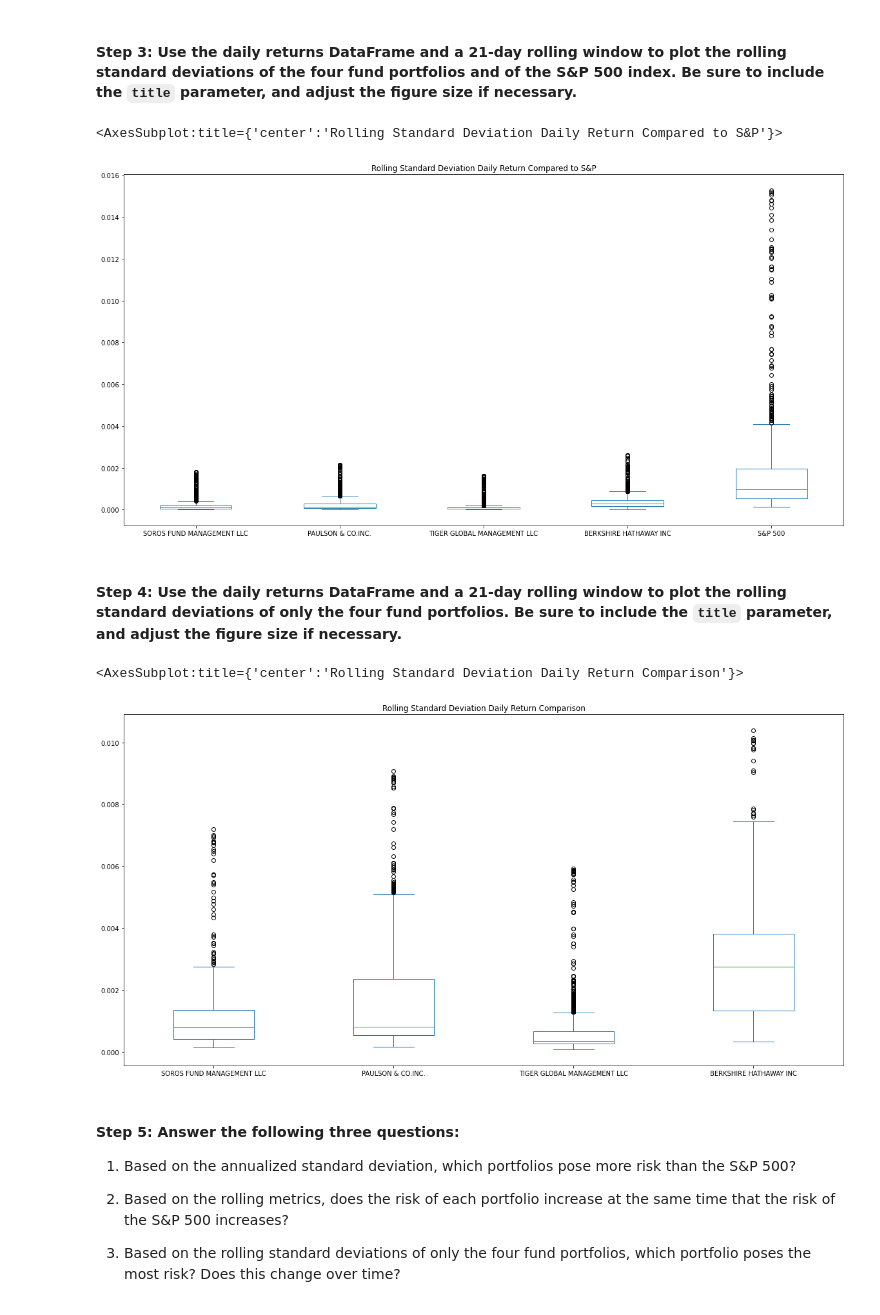
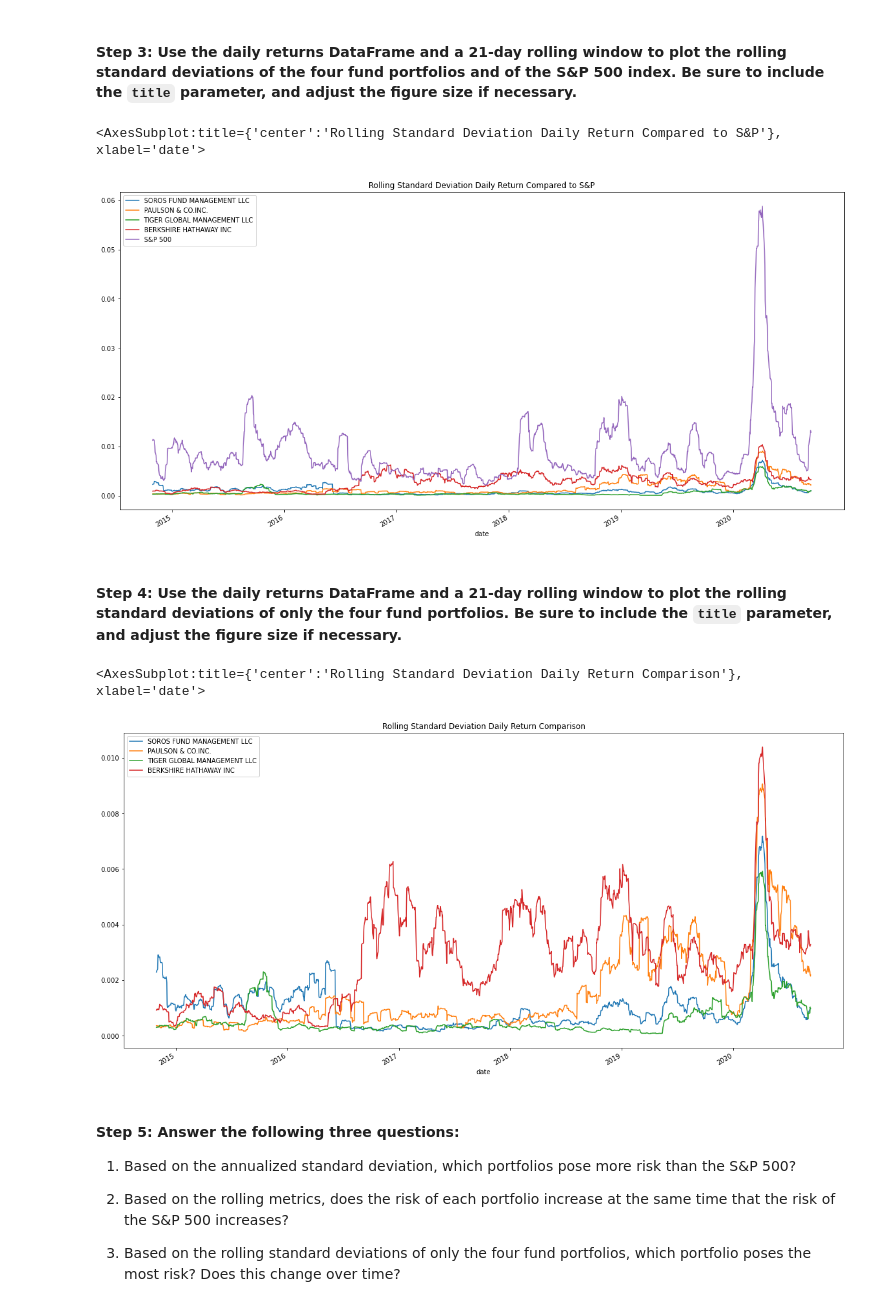
Before and after one commit to DynahB1/Challenge_04, a Jupyter notebook: Starter_Code/risk_return_analysis.ipynb, the cells around one changed output. Cells and saved outputs as stored; diff of their text form; code cells hidden in the pictures.

```diff
--- a/Starter_Code/risk_return_analysis.ipynb
+++ b/Starter_Code/risk_return_analysis.ipynb
@@ -264,10 +264,10 @@ dtype: float64
 # Include a title parameter and adjust the figure size
 daily_returns_df_rstd = daily_returns_df.rolling(window=21).std()
 # %%
-daily_returns_df_rstd.plot(figsize=(20, 10), kind ="box", title="Rolling Standard Deviation Daily Return Compared to S&P")
+daily_returns_df_rstd.plot(figsize=(20, 10), title="Rolling Standard Deviation Daily Return Compared to S&P")
 # %% [output]
-<AxesSubplot:title={'center':'Rolling Standard Deviation Daily Return Compared to S&P'}>
+<AxesSubplot:title={'center':'Rolling Standard Deviation Daily Return Compared to S&P'}, xlabel='date'>
-[figure, old version]
+[figure, new version]
 # %% [markdown]
 #### Step 4: Use the daily returns DataFrame and a 21-day rolling window to plot the rolling standard deviations of only the four fund portfolios. Be sure to include the `title` parameter, and adjust the figure size if necessary.
 # %%
@@ -275,10 +275,10 @@ daily_returns_df_rstd.plot(figsize=(20, 10), kind ="box", title="Rolling Standar
 # Include a title parameter and adjust the figure size
 daily_returns_rstd = daily_returns.rolling(window=21).std()
 # %%
-daily_returns_rstd.plot(figsize=(20, 10), kind ="box", title="Rolling Standard Deviation Daily Return Comparison")
+daily_returns_rstd.plot(figsize=(20, 10), title="Rolling Standard Deviation Daily Return Comparison")
 # %% [output]
-<AxesSubplot:title={'center':'Rolling Standard Deviation Daily Return Comparison'}>
+<AxesSubplot:title={'center':'Rolling Standard Deviation Daily Return Comparison'}, xlabel='date'>
-[figure, old version]
+[figure, new version]
 # %% [markdown]
 #### Step 5: Answer the following three questions:
 
```
Also changed, not shown: parts of 18 cells of this notebook.
